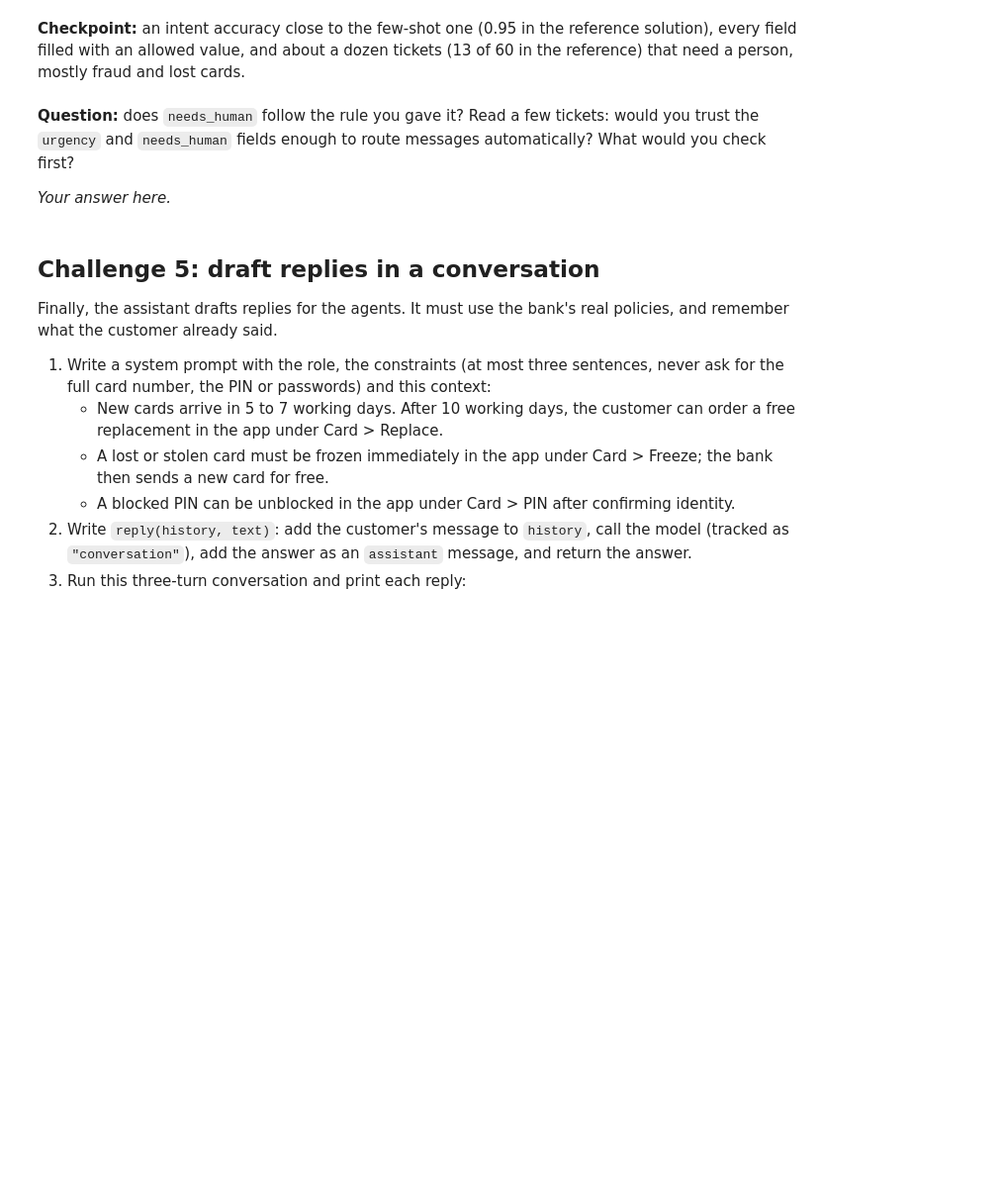
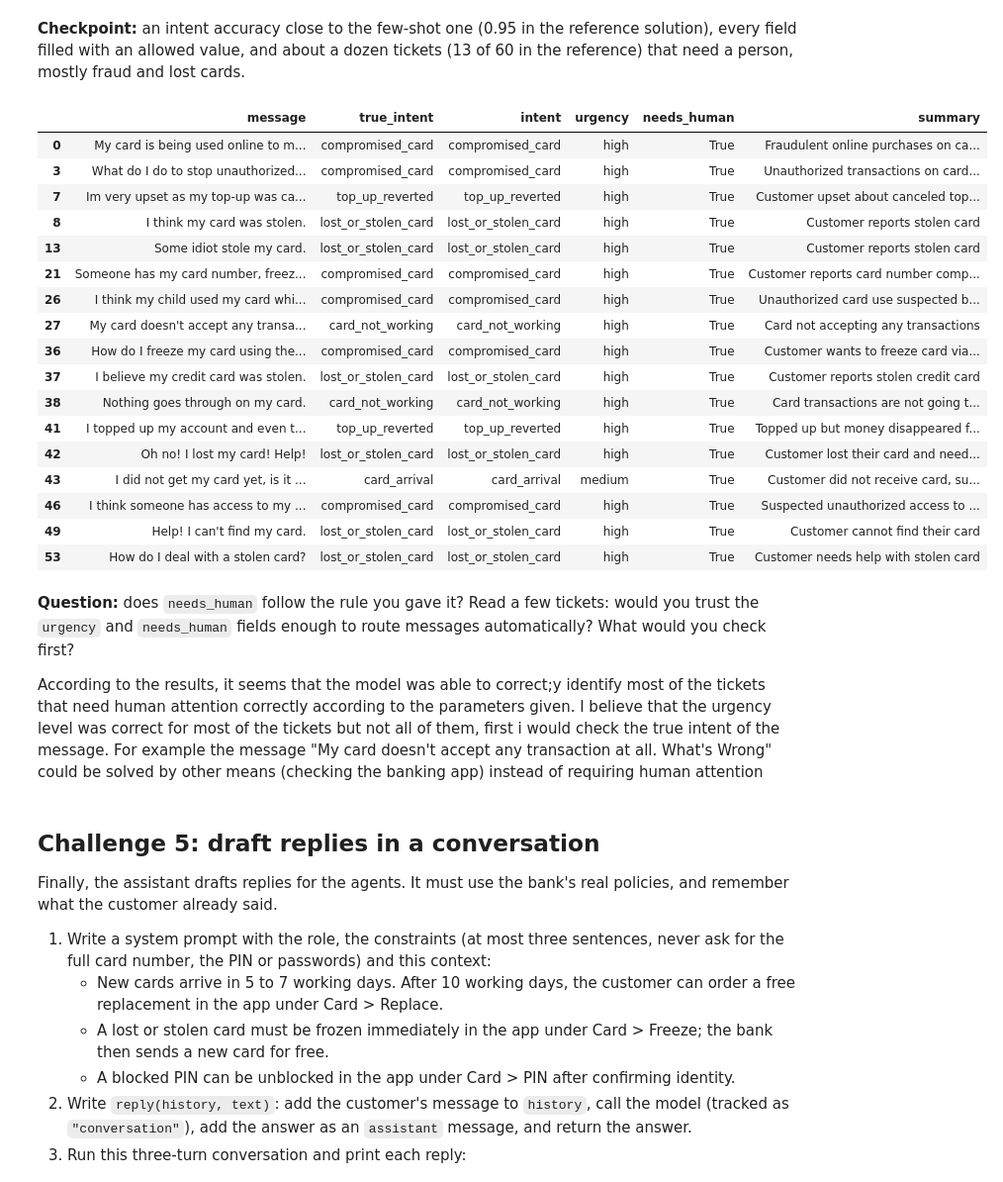
Before and after one commit to ironhack-labs/lab-genai-llms-openai-gpt-api-exercises, a Jupyter notebook: your-code/main.ipynb, the cells around one changed output. Shown at 99% size. Drawn from its saved outputs; the diff is of its cells as text; code cells hidden in the pictures; blank space fills up the shorter version.

```diff
--- a/your-code/main.ipynb
+++ b/your-code/main.ipynb
@@ -128,5 +382,23 @@ The routing system needs more than the intent: it needs to know how urgent a mes
 2. Write `extract(text)` with `client.chat.completions.parse`, the few-shot messages of Challenge 3 as context, an extra system message asking for the ticket, and `response_format=Ticket`. Track it as `"structured"` and return the parsed `Ticket`.
 3. Extract a ticket for each of the 60 messages, and build a DataFrame with the message, the true intent and the four fields.
 4. Compute the accuracy of `intent`, and show how many tickets need a person, and the urgency counts.
+# %%
+MODEL = "gpt-4.1-mini"
+
+PRICES = {
+    "gpt-6-luna": (0.10, 0.50),
+    "gpt-4.1-mini": (0.40, 1.60)
+}
+
+def cost(input_tokens, output_tokens, model=None):
+    if model is None:
+        model = MODEL
+
+    price_in, price_out = PRICES[model]
+
+    return (
+        input_tokens * price_in +
+        output_tokens * price_out
+    ) / 1_000_000
 # %%
 # 1. Ticket
@@ -143,10 +514,32 @@ The routing system needs more than the intent: it needs to know how urgent a mes
 **Checkpoint:** an intent accuracy close to the few-shot one (0.95 in the reference solution), every field filled with an allowed value, and about a dozen tickets (13 of 60 in the reference) that need a person, mostly fraud and lost cards.
 # %%
 # 5. Which intents does the model send to a person most often? Show the share of needs_human per true intent.
+display(
+    tickets_df[tickets_df["needs_human"] == True]
+)
+# %% [output]
+|  | message | true_intent | intent | urgency | needs_human | summary |
+| 0 | My card is being used online to m... | compromised_card | compromised_card | high | True | Fraudulent online purchases on ca... |
+| 3 | What do I do to stop unauthorized... | compromised_card | compromised_card | high | True | Unauthorized transactions on card... |
+| 7 | Im very upset as my top-up was ca... | top_up_reverted | top_up_reverted | high | True | Customer upset about canceled top... |
+| 8 | I think my card was stolen. | lost_or_stolen_card | lost_or_stolen_card | high | True | Customer reports stolen card |
+| 13 | Some idiot stole my card. | lost_or_stolen_card | lost_or_stolen_card | high | True | Customer reports stolen card |
+| 21 | Someone has my card number, freez... | compromised_card | compromised_card | high | True | Customer reports card number comp... |
+| 26 | I think my child used my card whi... | compromised_card | compromised_card | high | True | Unauthorized card use suspected b... |
+| 27 | My card doesn't accept any transa... | card_not_working | card_not_working | high | True | Card not accepting any transactions |
+| 36 | How do I freeze my card using the... | compromised_card | compromised_card | high | True | Customer wants to freeze card via... |
+| 37 | I believe my credit card was stolen. | lost_or_stolen_card | lost_or_stolen_card | high | True | Customer reports stolen credit card |
+| 38 | Nothing goes through on my card. | card_not_working | card_not_working | high | True | Card transactions are not going t... |
+| 41 | I topped up my account and even t... | top_up_reverted | top_up_reverted | high | True | Topped up but money disappeared f... |
+| 42 | Oh no! I lost my card! Help! | lost_or_stolen_card | lost_or_stolen_card | high | True | Customer lost their card and need... |
+| 43 | I did not get my card yet, is it ... | card_arrival | card_arrival | medium | True | Customer did not receive card, su... |
+| 46 | I think someone has access to my ... | compromised_card | compromised_card | high | True | Suspected unauthorized access to ... |
+| 49 | Help! I can't find my card. | lost_or_stolen_card | lost_or_stolen_card | high | True | Customer cannot find their card |
+| 53 | How do I deal with a stolen card? | lost_or_stolen_card | lost_or_stolen_card | high | True | Customer needs help with stolen card |
 # %% [markdown]
 **Question:** does `needs_human` follow the rule you gave it? Read a few tickets: would you trust the `urgency` and `needs_human` fields enough to route messages automatically? What would you check first?
 
-*Your answer here.*
+According to the results, it seems that the model was able to correct;y identify most of the tickets that need human attention correctly according to the parameters given. I believe that the urgency level was correct for most of the tickets but not all of them, first i would check the true intent of the message. For example the message "My card doesn't accept any transaction at all. What's Wrong" could be solved by other means (checking the banking app) instead of requiring human attention
 # %% [markdown]
 ## Challenge 5: draft replies in a conversation
 
```
Also changed, not shown: parts of 18 cells of this notebook.
